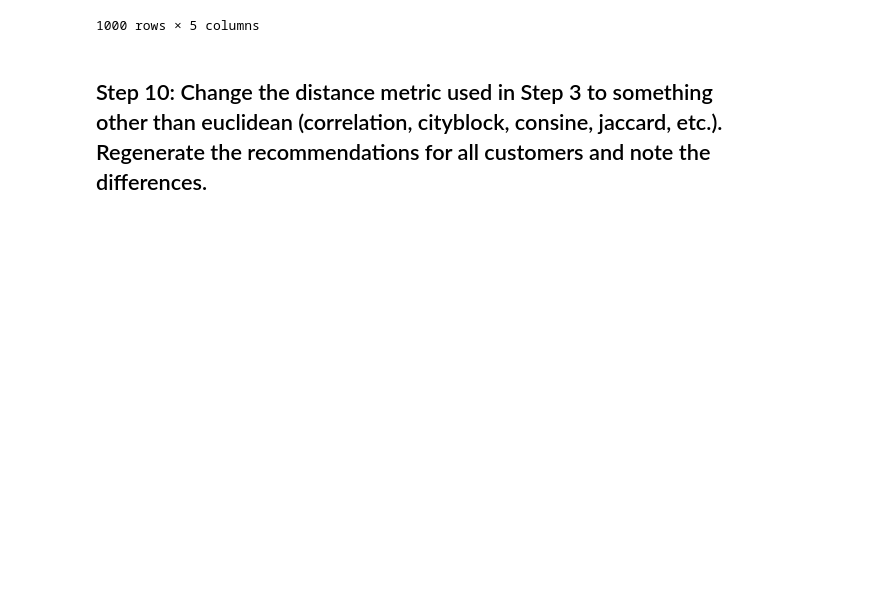
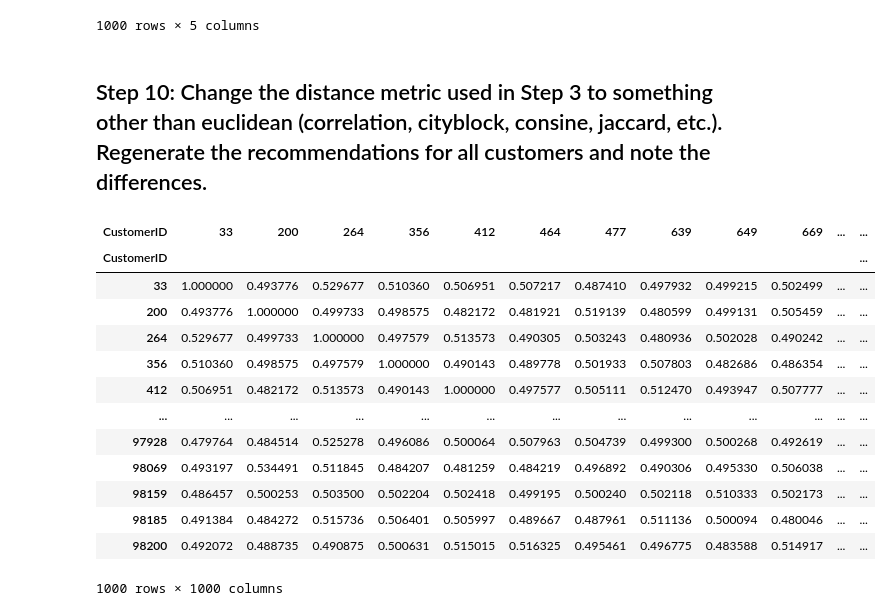
Before and after one commit to Malvagfr/dataptmad1121_labs, a Jupyter notebook: extra-work/m2/lab-intro-recommender-systems/your-code/main.ipynb, the cells around one changed output. Cells and saved outputs as stored; diff of their text form; code cells hidden in the pictures; blank space fills up the shorter version.

```diff
--- a/extra-work/m2/lab-intro-recommender-systems/your-code/main.ipynb
+++ b/extra-work/m2/lab-intro-recommender-systems/your-code/main.ipynb
@@ -260,3 +260,22 @@ recom_product_df
 1000 rows × 5 columns
 # %% [markdown]
 ## Step 10: Change the distance metric used in Step 3 to something other than euclidean (correlation, cityblock, consine, jaccard, etc.). Regenerate the recommendations for all customers and note the differences.
+# %%
+distance= pd.DataFrame(1/(1 + squareform(pdist(data_T, 'correlation'))),index=data_pivotTable.columns,
+                       columns=data_pivotTable.columns)
+distance
+# %% [output]
+| CustomerID | 33 | 200 | 264 | 356 | 412 | 464 | 477 | 639 | 649 | 669 | ... | ... |
+| CustomerID |  |  |  |  |  |  |  |  |  |  |  | ... |
+| 33 | 1.000000 | 0.493776 | 0.529677 | 0.510360 | 0.506951 | 0.507217 | 0.487410 | 0.497932 | 0.499215 | 0.502499 | ... | ... |
+| 200 | 0.493776 | 1.000000 | 0.499733 | 0.498575 | 0.482172 | 0.481921 | 0.519139 | 0.480599 | 0.499131 | 0.505459 | ... | ... |
+| 264 | 0.529677 | 0.499733 | 1.000000 | 0.497579 | 0.513573 | 0.490305 | 0.503243 | 0.480936 | 0.502028 | 0.490242 | ... | ... |
+| 356 | 0.510360 | 0.498575 | 0.497579 | 1.000000 | 0.490143 | 0.489778 | 0.501933 | 0.507803 | 0.482686 | 0.486354 | ... | ... |
+| 412 | 0.506951 | 0.482172 | 0.513573 | 0.490143 | 1.000000 | 0.497577 | 0.505111 | 0.512470 | 0.493947 | 0.507777 | ... | ... |
+| ... | ... | ... | ... | ... | ... | ... | ... | ... | ... | ... | ... | ... |
+| 97928 | 0.479764 | 0.484514 | 0.525278 | 0.496086 | 0.500064 | 0.507963 | 0.504739 | 0.499300 | 0.500268 | 0.492619 | ... | ... |
+| 98069 | 0.493197 | 0.534491 | 0.511845 | 0.484207 | 0.481259 | 0.484219 | 0.496892 | 0.490306 | 0.495330 | 0.506038 | ... | ... |
+| 98159 | 0.486457 | 0.500253 | 0.503500 | 0.502204 | 0.502418 | 0.499195 | 0.500240 | 0.502118 | 0.510333 | 0.502173 | ... | ... |
+| 98185 | 0.491384 | 0.484272 | 0.515736 | 0.506401 | 0.505997 | 0.489667 | 0.487961 | 0.511136 | 0.500094 | 0.480046 | ... | ... |
+| 98200 | 0.492072 | 0.488735 | 0.490875 | 0.500631 | 0.515015 | 0.516325 | 0.495461 | 0.496775 | 0.483588 | 0.514917 | ... | ... |
+1000 rows × 1000 columns
```
Also changed, not shown: parts of 3 cells of this notebook.
